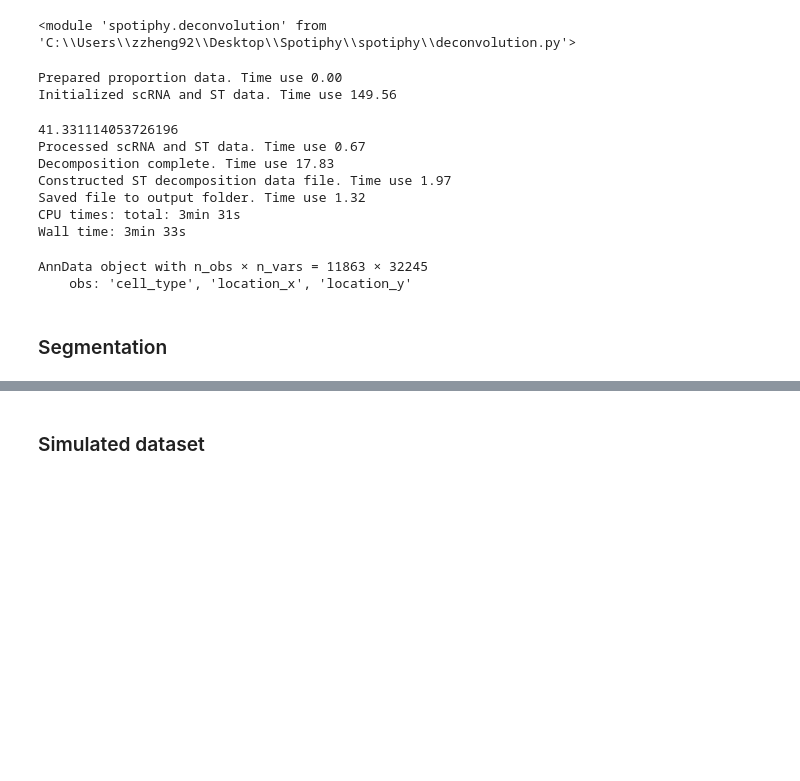
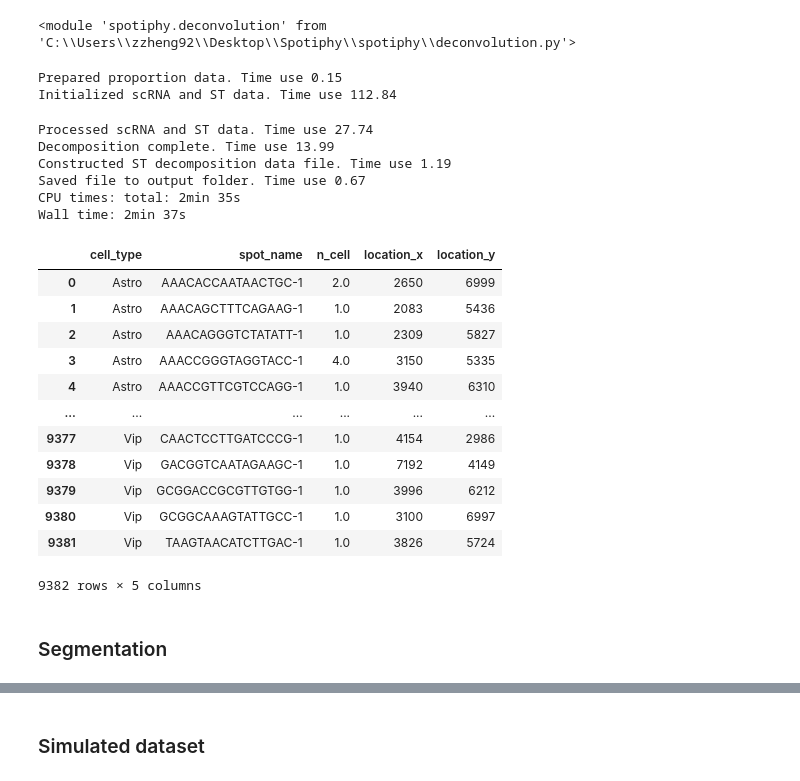
Before and after one commit to jyyulab/Spotiphy, a Jupyter notebook: test_deconvolution_mergedsc.ipynb, the cells around one changed output, grey strips where cells are left out. Saved outputs shown, nothing was run; the diff lists cells and outputs as text; code cells hidden in the pictures; blank space fills up the shorter version.

```diff
--- a/test_deconvolution_mergedsc.ipynb
+++ b/test_deconvolution_mergedsc.ipynb
@@ -15,13 +15,12 @@ imp.reload(spotiphy.sc_reference)
 %%time
 adata_sc_files = ["F:/Ziqian Zheng/Spatial omics/Public dataset/scRNA/scRNA.h5ad",
                   "F:/Ziqian Zheng/Spotiphy_data/SCRNA/sum_43plus_anno.h5ad",
-                  "F:/Ziqian Zheng/Spotiphy_data/SCRNA/mousebrain/NewMerge_harmony.h5ad",           #
+                  "F:/Ziqian Zheng/Spotiphy_data/SCRNA/mousebrain/NewMerge_harmony_noDAM.h5ad",           #
                   "F:/Ziqian Zheng/Spotiphy_data/SCRNA/mousebrain/NewMerge_harmony_merge1.h5ad",    # Merged subtypes
                   "F:/Ziqian Zheng/Spotiphy_data/SCRNA/mousebrain/NewMerge_harmony_merge2.h5ad"]    # TCell and BCell are not merged
-adata_sc = sc.read_h5ad(adata_sc_files[4])
-# adata_st = sc.read_visium("F:/Ziqian Zheng/Spotiphy_data/ST/Sample221/outs")
+adata_sc = sc.read_h5ad(adata_sc_files[2])
 adata_st = sc.read_visium("F:/Ziqian Zheng/Spotiphy_data/ST/Sample216/outs")
-# adata_st = sc.read_h5ad("F:/Ziqian Zheng/Spotiphy_data/Simulated ST/Simulated_ST_221_1.h5ad")
+# adata_st = sc.read_visium("F:/Ziqian Zheng/Spotiphy_data/ST/Sample216/outs")
 adata_st.var_names_make_unique()
 results_folder = 'results/216_merge/'
 key_type = 'cell_type'
@@ -102,14 +97,14 @@ Wall time: 9min 8s
 # %%
-np.save(results_folder+'proportion_TB.npy', cell_proportion)
-# cell_proportion = np.load(results_folder+'proportion_noDAM.npy')
-# adata_st.obs[type_list] = cell_proportion
+# np.save(results_folder+'proportion_TB.npy', cell_proportion)
+cell_proportion = np.load(results_folder+'proportion_noDAM.npy')
+adata_st.obs[type_list] = cell_proportion
+type_list_order = ['L2/3 IT CTX', 'L4/5 IT CTX', 'L5 IT CTX', 'L5 PT CTX', 'L5/6 NP CTX', 'L6 CT CTX', 'L6b CTX', 'CAs', 'DG', 'Lamp5', 'Pvalb', 'Sncg',
+                   'Sst', 'Vip', 'Endo', 'Astro', 'Oligo', 'Pericyte', 'Macrophage', 'Microglia', 'DAM', 'Neutrophil', 'TCell', 'BCell']
 # type_list_order = ['L2/3 IT CTX', 'L4/5 IT CTX', 'L5 IT CTX', 'L5 PT CTX', 'L5/6 NP CTX', 'L6 CT CTX', 'L6b CTX', 'CAs', 'DG', 'Lamp5', 'Pvalb', 'Sncg',
-#                    'Sst', 'Vip', 'Endo', 'Astro', 'Oligo', 'Pericyte', 'Macrophage', 'Microglia', 'DAM', 'Neutrophil', 'TCell', 'BCell']
-type_list_order = ['L2/3 IT CTX', 'L4/5 IT CTX', 'L5 IT CTX', 'L5 PT CTX', 'L5/6 NP CTX', 'L6 CT CTX', 'L6b CTX', 'CAs', 'DG', 'Lamp5', 'Pvalb', 'Sncg',
-                   'Sst', 'Vip', 'Endo', 'Astro', 'Oligo', 'Pericyte', 'Macrophage', 'Microglia', 'DAM', 'Neutrophil',
-                   'T_1', 'T_2', 'T_3', 'T_4', 'T_5', 'Treg', 'NKT', 'NaiveT', 'NK', 'outliers',
-                   'MatureB1', 'MatureB2', 'MatureB3', 'ImmatureB', 'PreB', 'ProB']
-# type_list_order.remove('DAM')
+#                    'Sst', 'Vip', 'Endo', 'Astro', 'Oligo', 'Pericyte', 'Macrophage', 'Microglia', 'DAM', 'Neutrophil',
+#                    'T_1', 'T_2', 'T_3', 'T_4', 'T_5', 'Treg', 'NKT', 'NaiveT', 'NK', 'outliers',
+#                    'MatureB1', 'MatureB2', 'MatureB3', 'ImmatureB', 'PreB', 'ProB']
+type_list_order.remove('DAM')
 # %%
 adata_st.var.rename(index={'Lamp5': 'Lamp5_g', 'Pvalb': 'Pvalb_g', 'Sst': 'Sst_g', 'Vip': 'Vip_g',
                            'Sncg': 'Sncg_g'}, inplace=True)
@@ -126,27 +121,42 @@ with mpl.rc_context({'figure.figsize': [4, 4.5], 'figure.dpi': 600}):
 imp.reload(spotiphy.deconvolution)
 # %% [output]
 <module 'spotiphy.deconvolution' from 'C:\\Users\\zzheng92\\Desktop\\Spotiphy\\spotiphy\\deconvolution.py'>
+# %%
+cell_proportion = np.load(results_folder+'proportion_noDAM.npy')
+n_cell_df = pd.read_csv(results_folder+'Segmentation/n_cell_df.csv', header=0)
+n_cell = n_cell_df['cell_count'].values
 # %%
 %%time
 adata_st_decomposed = spotiphy.deconvolution.decomposition(adata_st_orig, adata_sc_orig, key_type, cell_proportion, save=True,out_dir=results_folder,
-                                                           threshold=0.1, spot_location=adata_st.obsm['spatial'], verbose=1, filtering_gene=True)
+                                                           threshold=0.1, spot_location=adata_st.obsm['spatial'], verbose=1, filtering_gene=True,
+                                                           n_cell=n_cell, filename='ST_decomposition_noDAM_seg.h5ad')
 # %% [output]
-Prepared proportion data. Time use 0.00
-Initialized scRNA and ST data. Time use 149.56
+Prepared proportion data. Time use 0.15
+Initialized scRNA and ST data. Time use 112.84
-41.331114053726196
-Processed scRNA and ST data. Time use 0.67
-Decomposition complete. Time use 17.83
-Constructed ST decomposition data file. Time use 1.97
-Saved file to output folder. Time use 1.32
-CPU times: total: 3min 31s
-Wall time: 3min 33s
+Processed scRNA and ST data. Time use 27.74
+Decomposition complete. Time use 13.99
+Constructed ST decomposition data file. Time use 1.19
+Saved file to output folder. Time use 0.67
+CPU times: total: 2min 35s
+Wall time: 2min 37s
 # %%
-adata_st_decomposed
+adata_st_decomposed.obs
 # %% [output]
+|  | cell_type | spot_name | n_cell | location_x | location_y |
+| 0 | Astro | AAACACCAATAACTGC-1 | 2.0 | 2650 | 6999 |
+| 1 | Astro | AAACAGCTTTCAGAAG-1 | 1.0 | 2083 | 5436 |
+| 2 | Astro | AAACAGGGTCTATATT-1 | 1.0 | 2309 | 5827 |
+| 3 | Astro | AAACCGGGTAGGTACC-1 | 4.0 | 3150 | 5335 |
+| 4 | Astro | AAACCGTTCGTCCAGG-1 | 1.0 | 3940 | 6310 |
+| ... | ... | ... | ... | ... | ... |
+| 9377 | Vip | CAACTCCTTGATCCCG-1 | 1.0 | 4154 | 2986 |
+| 9378 | Vip | GACGGTCAATAGAAGC-1 | 1.0 | 7192 | 4149 |
+| 9379 | Vip | GCGGACCGCGTTGTGG-1 | 1.0 | 3996 | 6212 |
+| 9380 | Vip | GCGGCAAAGTATTGCC-1 | 1.0 | 3100 | 6997 |
+| 9381 | Vip | TAAGTAACATCTTGAC-1 | 1.0 | 3826 | 5724 |
-AnnData object with n_obs × n_vars = 11863 × 32245
-    obs: 'cell_type', 'location_x', 'location_y'
+9382 rows × 5 columns
 # %% [markdown]
-### Segmentation
+ ### Segmentation
 # %%
 %%time
 img = sq.im.ImageContainer('F:/Ziqian Zheng/Spotiphy_data/ST/Sample221/Sample221.jpg')
```
Also changed, not shown: parts of 7 cells of this notebook, 6 other files.
